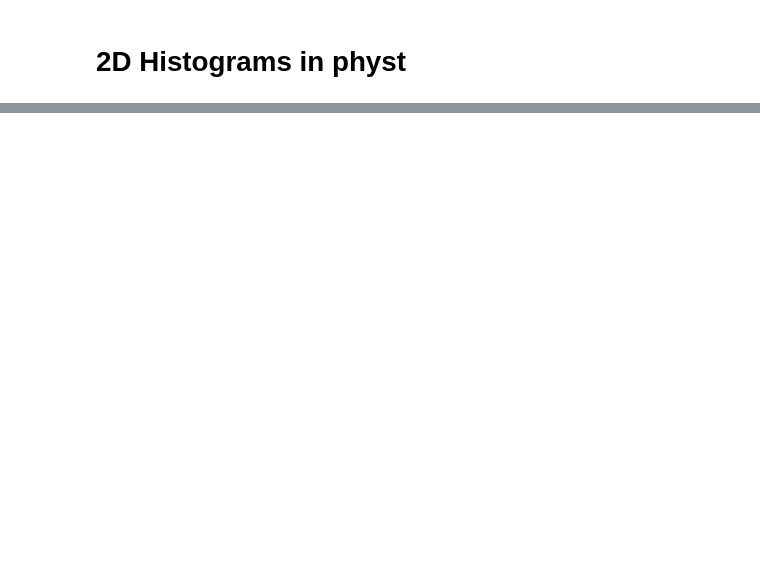
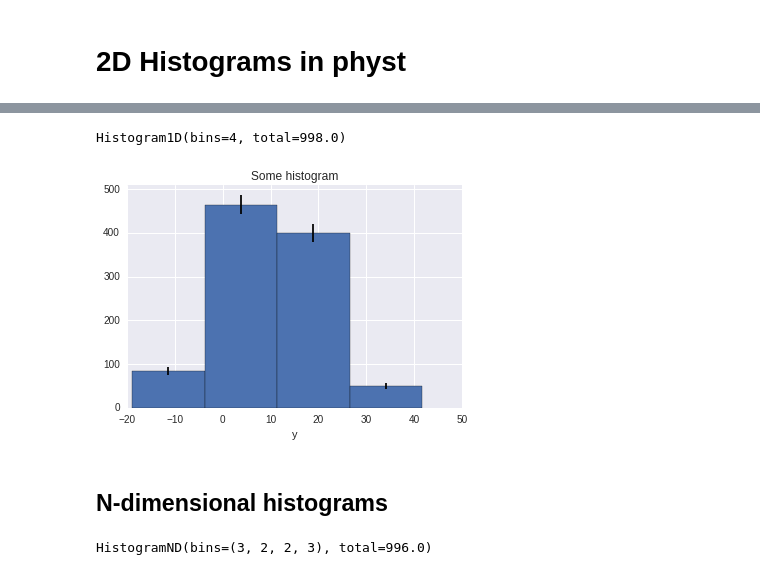
Before and after one commit to janpipek/physt, a Jupyter notebook: doc/2D Histograms.ipynb, the cells around one changed output, grey strips where cells are left out. Saved outputs shown, nothing was run; the diff lists cells and outputs as text; code cells hidden in the pictures; blank space fills up the shorter version.

```diff
--- a/doc/2D Histograms.ipynb
+++ b/doc/2D Histograms.ipynb
@@ -35,0 +55,16 @@ ax = h2.plot(ax=ax)
+# %%
+h1 = h2.projection("y")
+h1.plot(errors=True)
+h1
+# %% [output]
+Histogram1D(bins=4, total=998.0)
+[figure, added]
+# %% [markdown]
+## N-dimensional histograms
+# %%
+data = [np.random.rand(1000)[:, np.newaxis] for i in range(4)]
+data = np.concatenate(data, axis=1)
+h5 = histogramdd(data, [3, 2, 2, 3], axis_names="abcd")
+h5
+# %% [output]
+HistogramND(bins=(3, 2, 2, 3), total=996.0)
```
Also changed, not shown: parts of 23 cells of this notebook, 4 other files.
